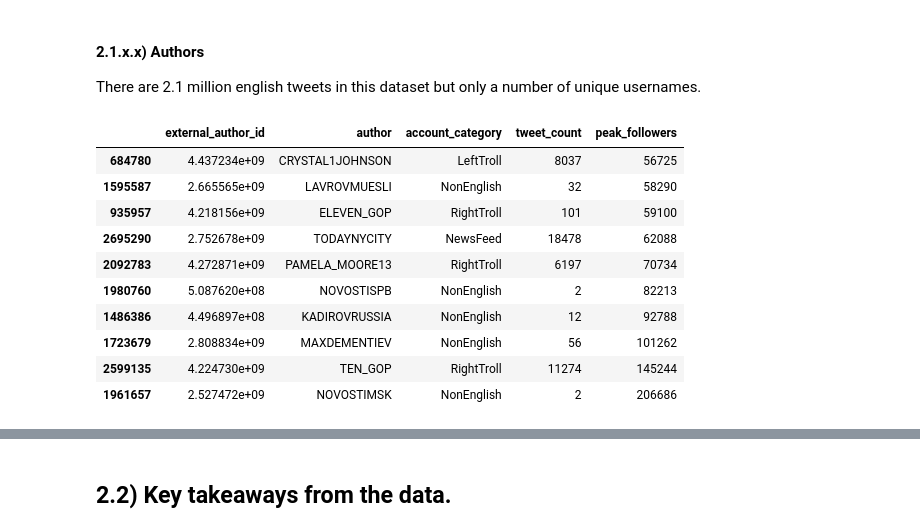
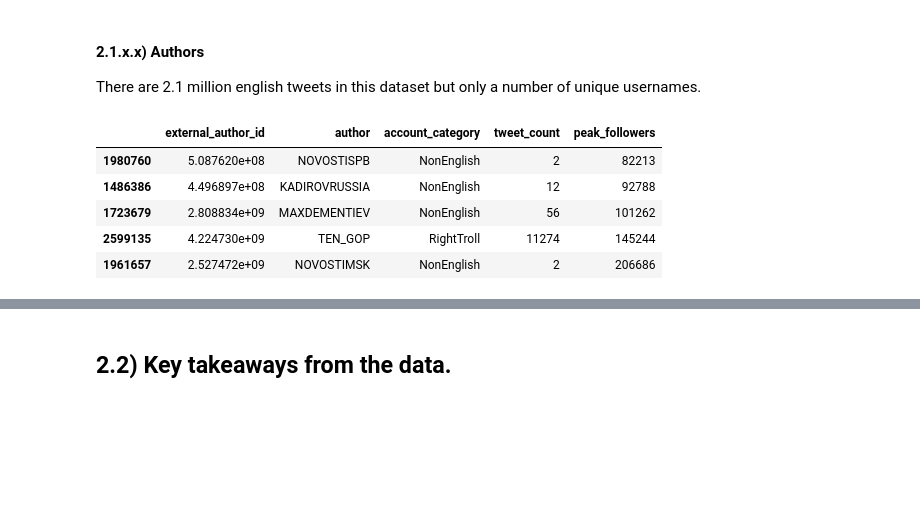
Before and after one commit to haakonms/ADAproject, a Jupyter notebook: Milestone2.ipynb, the cells around one changed output, grey strips where cells are left out. Drawn from its saved outputs; the diff is of its cells as text; code cells hidden in the pictures; blank space fills up the shorter version.

```diff
--- a/Milestone2.ipynb
+++ b/Milestone2.ipynb
@@ -183,14 +210,9 @@ authors["peak_followers"] = data1.groupby(['author'], sort=True)['followers'].tr
 #authors["original_count]
 # %%
 most_pop_authors = authors.sort_values(by = "peak_followers", axis = 0)
-most_pop_authors.tail(10)
+most_pop_authors.tail(5)
 # %% [output]
 |  | external_author_id | author | account_category | tweet_count | peak_followers |
-| 684780 | 4.437234e+09 | CRYSTAL1JOHNSON | LeftTroll | 8037 | 56725 |
-| 1595587 | 2.665565e+09 | LAVROVMUESLI | NonEnglish | 32 | 58290 |
-| 935957 | 4.218156e+09 | ELEVEN_GOP | RightTroll | 101 | 59100 |
-| 2695290 | 2.752678e+09 | TODAYNYCITY | NewsFeed | 18478 | 62088 |
-| 2092783 | 4.272871e+09 | PAMELA_MOORE13 | RightTroll | 6197 | 70734 |
 | 1980760 | 5.087620e+08 | NOVOSTISPB | NonEnglish | 2 | 82213 |
 | 1486386 | 4.496897e+08 | KADIROVRUSSIA | NonEnglish | 12 | 92788 |
 | 1723679 | 2.808834e+09 | MAXDEMENTIEV | NonEnglish | 56 | 101262 |
```
Also changed, not shown: parts of 17 cells of this notebook.
